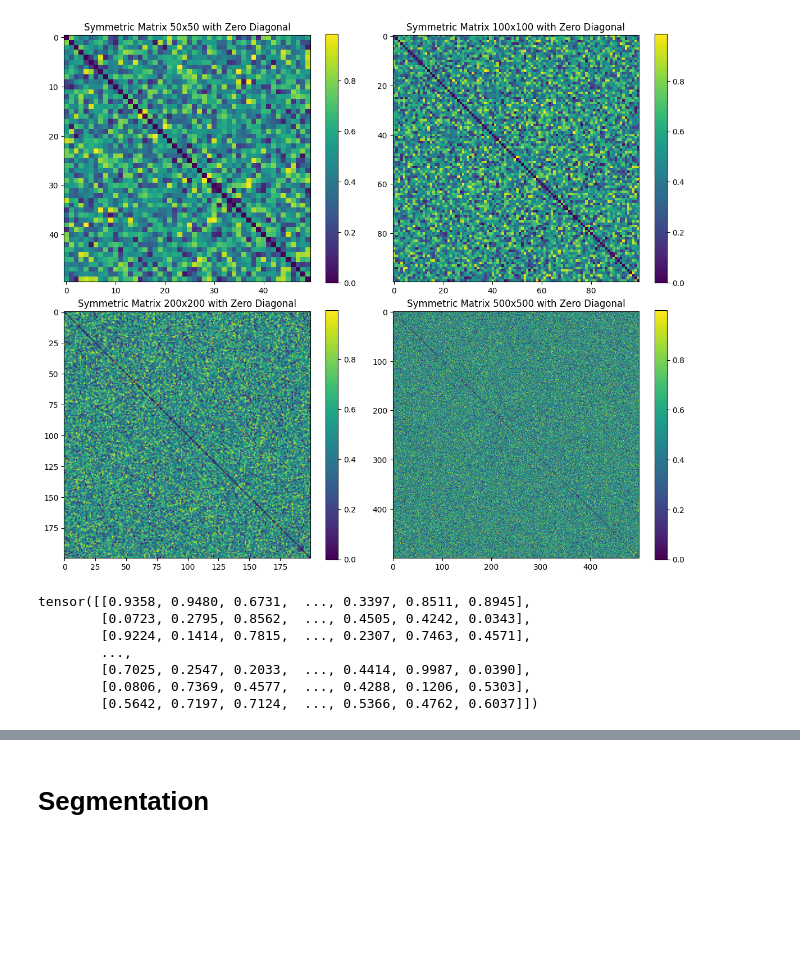
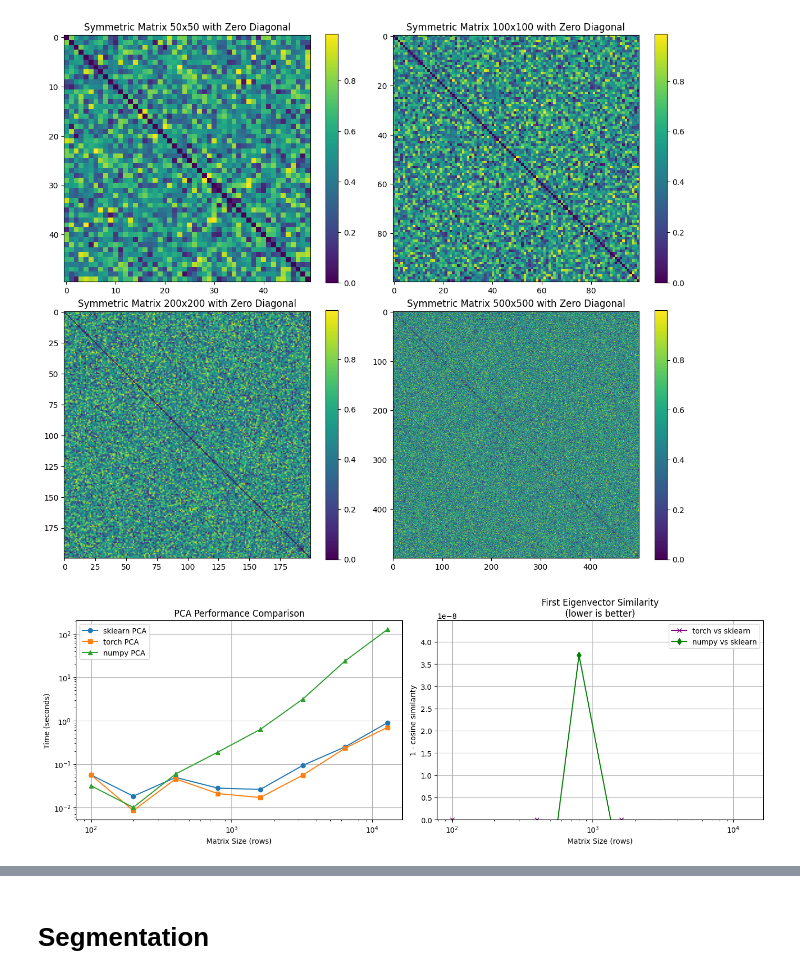
Before and after one commit to egowork/matrise_arbeid, a Jupyter notebook: pca_matrise.ipynb, the cells around one changed output, grey strips where cells are left out. Saved outputs shown, nothing was run; the diff lists cells and outputs as text; code cells hidden in the pictures; blank space fills up the shorter version.

```diff
--- a/pca_matrise.ipynb
+++ b/pca_matrise.ipynb
@@ -111,69 +111,113 @@ for size in sizes:
     matrices.append(mat)
 # Convert to PyTorch tensors
 matrices = [torch.tensor(m, dtype=torch.float32) for m in matrices]
-# %%
-torch.rand(200, 200)
-# %% [output]
-tensor([[0.9358, 0.9480, 0.6731,  ..., 0.3397, 0.8511, 0.8945],
-        [0.0723, 0.2795, 0.8562,  ..., 0.4505, 0.4242, 0.0343],
-        [0.9224, 0.1414, 0.7815,  ..., 0.2307, 0.7463, 0.4571],
-        ...,
-        [0.7025, 0.2547, 0.2033,  ..., 0.4414, 0.9987, 0.0390],
-        [0.0806, 0.7369, 0.4577,  ..., 0.4288, 0.1206, 0.5303],
-        [0.5642, 0.7197, 0.7124,  ..., 0.5366, 0.4762, 0.6037]])
 # %%
 import time
 import numpy as np
 import torch
 from sklearn.decomposition import PCA as SKPCA
 from torch_pca import PCA
-
 import matplotlib.pyplot as plt
 
+# Function to perform PCA using NumPy
+def numpy_pca(X, n_components=2):
+    # Center the data
+    X_centered = X - np.mean(X, axis=0)
+    # Calculate covariance matrix
+    cov_matrix = np.cov(X_centered, rowvar=False)
+    # Eigenvalue decomposition
+    eigenvalues, eigenvectors = np.linalg.eigh(cov_matrix)
+    # Sort eigenvectors by eigenvalues in descending order
+    idx = np.argsort(eigenvalues)[::-1]
+    eigenvectors = eigenvectors[:, idx]
+    # Return top n_components eigenvectors
+    return eigenvectors[:, :n_components].T
+
 # Define matrix sizes to test
-sizes = [100, 200,400,800, 1600, 3200, 6400, 12800]  # Number of rows
+sizes = [100, 200, 400, 800, 1600, 3200, 6400, 12800]  # Number of rows
 features = 20  # Keep feature dimension constant
 
 # Store results
 sklearn_times = []
 torch_times = []
+numpy_times = []
 vector_diffs = []  # Store difference between first eigenvectors
+numpy_diffs = []   # Store difference between numpy and sklearn eigenvectors
 
 for size in sizes:
     #print(f"Processing size {size}...")
 
     # Create random data
-    # Create random matrix with desired dimensions
     X_large0 = torch.rand(size, size)
     # Create symmetric matrix by matrix multiplication with its transpose
     X_large = torch.matmul(X_large0, X_large0.T)
     # Ensure the diagonal remains the same (optional)
-    # If you want zero diagonal:
     X_large.fill_diagonal_(0)
 
     X_np = X_large.numpy()
 
     # Sklearn PCA
     start_time = time.time()
     sk_pca = SKPCA(n_components=2)
     sk_pca.fit(X_np)
     sk_eigenvector = sk_pca.components_[0]
     sklearn_time = time.time() - start_time
     sklearn_times.append(sklearn_time)
 
     # Torch PCA
     start_time = time.time()
     torch_pca = PCA(n_components=2)
     torch_pca.fit_transform(X_large)
     torch_eigenvector = torch_pca.components_[0].numpy()
     torch_time = time.time() - start_time
     torch_times.append(torch_time)
 
-    # Calculate difference between first eigenvectors
-    # Note: Eigenvectors might have opposite signs but represent the same direction
+    # NumPy PCA
+    start_time = time.time()
+    numpy_components = numpy_pca(X_np, n_components=2)
+    numpy_eigenvector = numpy_components[0]
+    numpy_time = time.time() - start_time
+    numpy_times.append(numpy_time)
+
+    # Calculate difference between sklearn and torch eigenvectors
     cosine_sim = np.abs(np.dot(sk_eigenvector, torch_eigenvector) /
                       (np.linalg.norm(sk_eigenvector) * np.linalg.norm(torch_eigenvector)))
     vector_diff = 1 - cosine_sim  # 0 means perfectly aligned
     vector_diffs.append(vector_diff)
 
-    #print(f"  sklearn: {sklearn_time:.4f}s, torch: {torch_time:.4f}s, vector diff: {vector_diff:.6f}")
+    # Calculate difference between sklearn and numpy eigenvectors
+    numpy_sim = np.abs(np.dot(sk_eigenvector, numpy_eigenvector) /
+                     (np.linalg.norm(sk_eigenvector) * np.linalg.norm(numpy_eigenvector)))
+    numpy_diff = 1 - numpy_sim
+    numpy_diffs.append(numpy_diff)
+
+# Plot results
+fig, (ax1, ax2) = plt.subplots(1, 2, figsize=(14, 5))
+
+# Time comparison with log scale
+ax1.plot(sizes, sklearn_times, 'o-', label='sklearn PCA')
+ax1.plot(sizes, torch_times, 's-', label='torch PCA')
+ax1.plot(sizes, numpy_times, '^-', label='numpy PCA')
+ax1.set_xlabel('Matrix Size (rows)')
+ax1.set_ylabel('Time (seconds)')
+ax1.set_title('PCA Performance Comparison')
+ax1.legend()
+ax1.grid(True)
+ax1.set_yscale('log')  # Set log scale for y-axis
+ax1.set_xscale('log')  # Set log scale for x-axis
+
+# Vector difference
+ax2.plot(sizes, vector_diffs, 'x-', color='purple', label='torch vs sklearn')
+ax2.plot(sizes, numpy_diffs, 'd-', color='green', label='numpy vs sklearn')
+ax2.set_xlabel('Matrix Size (rows)')
+ax2.set_ylabel('1 - cosine similarity')
+ax2.set_title('First Eigenvector Similarity\n(lower is better)')
+ax2.legend()
+ax2.grid(True)
+ax2.set_ylim(bottom=0)
+ax2.set_xscale('log')  # Set log scale for x-axis
+
+plt.tight_layout()
+plt.show()
+# %% [output]
+[figure, added]
```
Also changed, not shown: parts of 23 cells of this notebook, 4 other files.
